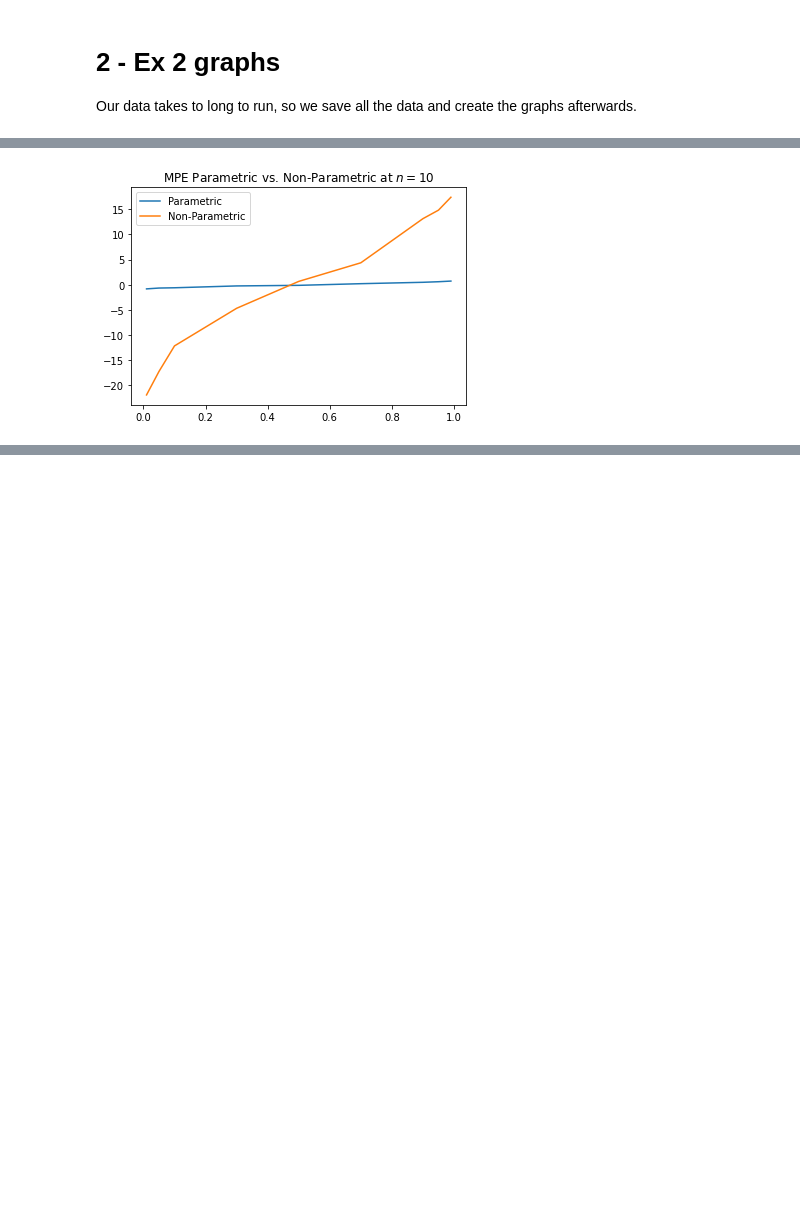
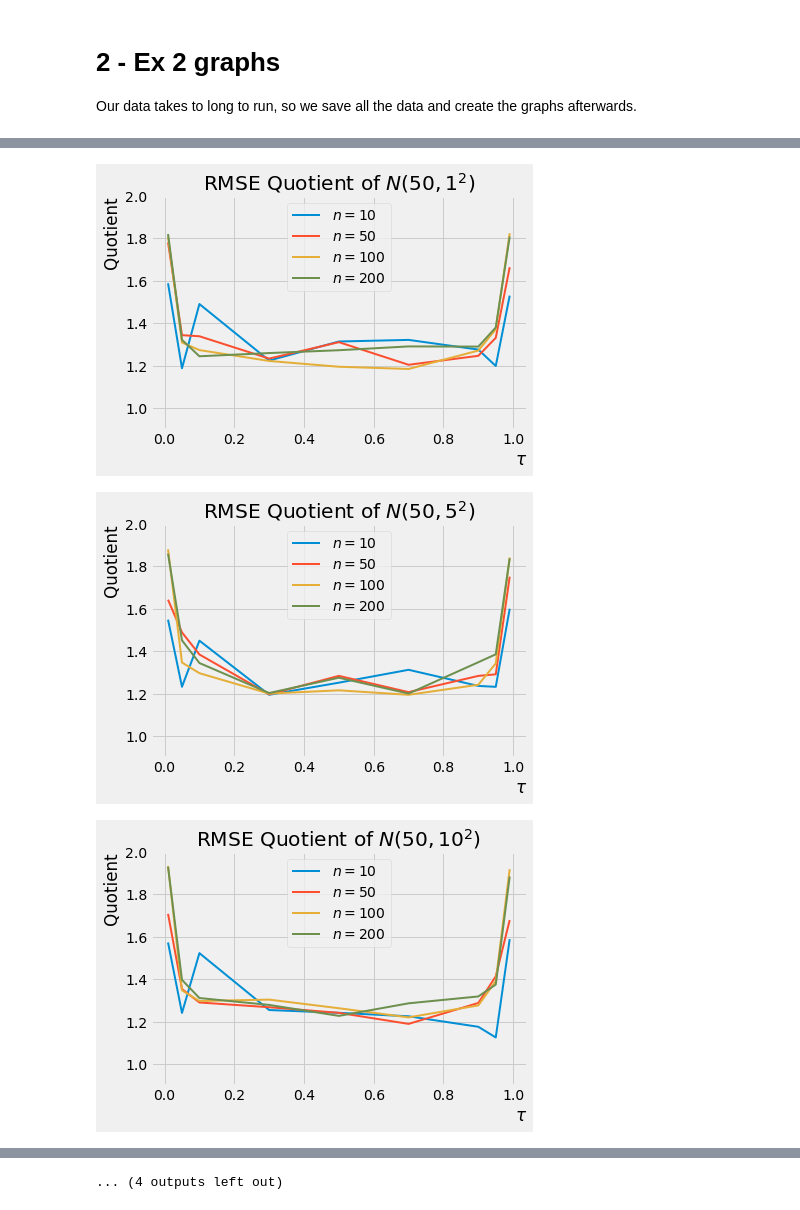
Before and after one commit to BDFteam/AcademicSkills2021, a Jupyter notebook: ex2graphs.ipynb, the cells around one changed output, grey strips where cells are left out. Drawn from its saved outputs; the diff is of its cells as text; code cells hidden in the pictures; blank space fills up the shorter version.

```diff
--- a/ex2graphs.ipynb
+++ b/ex2graphs.ipynb
@@ -47,16 +153,42 @@ plt.show()
-# %%
-target_surface = [0.01, 0.05, 0.1, 0.3, 0.5, 0.7, 0.9, 0.95, 0.99]
-mpe_par = np.zeros(len(target_surface))
-mpe_non = np.zeros(len(target_surface))
-
-for i, t in enumerate(target_surface):
-    mpe_par[i] = data[2][2][0][i][0][2]
-    mpe_non[i] = data[2][2][0][i][1][2]
-
-plt.plot(target_surface, mpe_par)
-plt.plot(target_surface, mpe_non)
-plt.legend(["Parametric", "Non-Parametric"])
-plt.title("MPE Parametric vs. Non-Parametric at $n = 10$")
-plt.show()
-# %% [output]
-[figure, removed]
+# %%
+def rmse_log(location_index, scale_index):
+    rmse_quo_10 = np.zeros(len(target_surface))
+    rmse_quo_50 = np.zeros(len(target_surface))
+    rmse_quo_100 = np.zeros(len(target_surface))
+    rmse_quo_200 = np.zeros(len(target_surface))
+
+    for i, t in enumerate(target_surface):
+        rsme_par_10 = data_log[location_index][scale_index][0][i][0][0]
+        rsme_non_10 = data_log[location_index][scale_index][0][i][1][0]
+        rmse_quo_10[i] = rsme_non_10/rsme_par_10
+
+        rsme_par_50 = data_log[location_index][scale_index][1][i][0][0]
+        rsme_non_50 = data_log[location_index][scale_index][1][i][1][0]
+        rmse_quo_50[i] = rsme_non_50/rsme_par_50
+
+        rsme_par_100 = data_log[location_index][scale_index][2][i][0][0]
+        rsme_non_100 = data_log[location_index][scale_index][2][i][1][0]
+        rmse_quo_100[i] = rsme_non_100/rsme_par_100
+
+        rsme_par_200 = data_log[location_index][scale_index][3][i][0][0]
+        rsme_non_200 = data_log[location_index][scale_index][3][i][1][0]
+        rmse_quo_200[i] = rsme_non_200/rsme_par_200
+
+    plt.plot(target_surface, rmse_quo_10, lw=2)
+    plt.plot(target_surface, rmse_quo_50, lw=2)
+    plt.plot(target_surface, rmse_quo_100, lw=2)
+    plt.plot(target_surface, rmse_quo_200, lw=2)
+    plt.ylim([0.9, 2])
+    plt.legend(["$n = 10$", "$n = 50$", "$n = 100$", "$n = 200$"])
+    plt.title(f"RMSE Quotient of $N({locations[location_index]}, {scales[scale_index]}^2)$")
+    plt.xlabel("$\\tau$", loc="right")
+    plt.ylabel("Quotient", loc="top")
+    plt.show()
+
+for i in range(4):
+    for j in range(4):
+        rmse(i, j)
+# %% [output]
+[figure, added]
+[figure, added]
+[figure, added]
@@ -62,0 +204 @@ plt.show()
+... (4 outputs left out)
```
Also changed, not shown: parts of 7 cells of this notebook, 16 other files.
